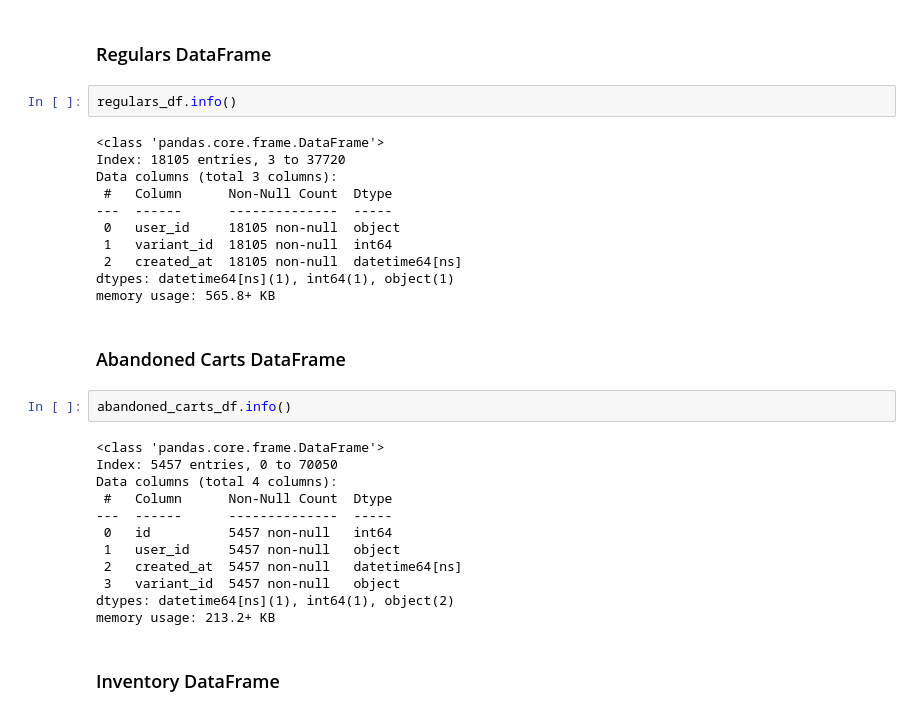
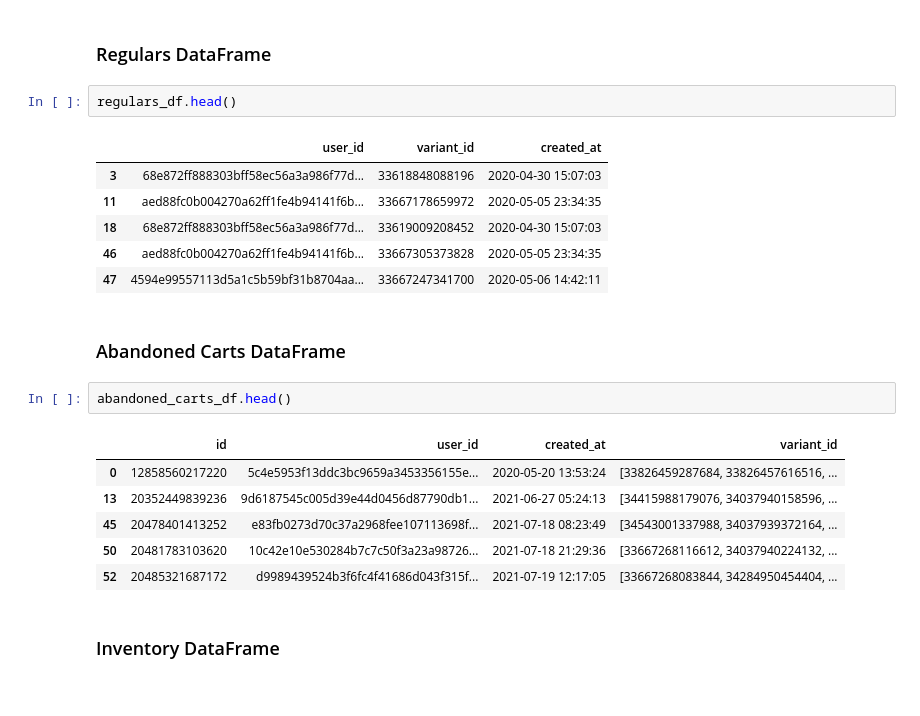
Before and after one commit to Riemann-def/zrive-ds, a Jupyter notebook: src/module_2/prueba.ipynb, the cells around one changed output. Cells and saved outputs as stored; diff of their text form.

```diff
--- a/src/module_2/prueba.ipynb
+++ b/src/module_2/prueba.ipynb
@@ -257,34 +234,25 @@ Total unique items ordered: 2117
 # %% [markdown]
 ### Regulars DataFrame
 # %%
-regulars_df.info()
+regulars_df.head()
 # %% [output]
-<class 'pandas.core.frame.DataFrame'>
-Index: 18105 entries, 3 to 37720
-Data columns (total 3 columns):
- #   Column      Non-Null Count  Dtype
----  ------      --------------  -----
- 0   user_id     18105 non-null  object
- 1   variant_id  18105 non-null  int64
- 2   created_at  18105 non-null  datetime64[ns]
-dtypes: datetime64[ns](1), int64(1), object(1)
-memory usage: 565.8+ KB
+|  | user_id | variant_id | created_at |
+| 3 | 68e872ff888303bff58ec56a3a986f77d... | 33618848088196 | 2020-04-30 15:07:03 |
+| 11 | aed88fc0b004270a62ff1fe4b94141f6b... | 33667178659972 | 2020-05-05 23:34:35 |
+| 18 | 68e872ff888303bff58ec56a3a986f77d... | 33619009208452 | 2020-04-30 15:07:03 |
+| 46 | aed88fc0b004270a62ff1fe4b94141f6b... | 33667305373828 | 2020-05-05 23:34:35 |
+| 47 | 4594e99557113d5a1c5b59bf31b8704aa... | 33667247341700 | 2020-05-06 14:42:11 |
 # %% [markdown]
 ### Abandoned Carts DataFrame
 # %%
-abandoned_carts_df.info()
+abandoned_carts_df.head()
 # %% [output]
-<class 'pandas.core.frame.DataFrame'>
-Index: 5457 entries, 0 to 70050
-Data columns (total 4 columns):
- #   Column      Non-Null Count  Dtype
----  ------      --------------  -----
- 0   id          5457 non-null   int64
- 1   user_id     5457 non-null   object
- 2   created_at  5457 non-null   datetime64[ns]
- 3   variant_id  5457 non-null   object
-dtypes: datetime64[ns](1), int64(1), object(2)
-memory usage: 213.2+ KB
+|  | id | user_id | created_at | variant_id |
+| 0 | 12858560217220 | 5c4e5953f13ddc3bc9659a3453356155e... | 2020-05-20 13:53:24 | [33826459287684, 33826457616516, ... |
+| 13 | 20352449839236 | 9d6187545c005d39e44d0456d87790db1... | 2021-06-27 05:24:13 | [34415988179076, 34037940158596, ... |
+| 45 | 20478401413252 | e83fb0273d70c37a2968fee107113698f... | 2021-07-18 08:23:49 | [34543001337988, 34037939372164, ... |
+| 50 | 20481783103620 | 10c42e10e530284b7c7c50f3a23a98726... | 2021-07-18 21:29:36 | [33667268116612, 34037940224132, ... |
+| 52 | 20485321687172 | d9989439524b3f6fc4f41686d043f315f... | 2021-07-19 12:17:05 | [33667268083844, 34284950454404, ... |
 # %% [markdown]
 ### Inventory DataFrame
 # %%
```
Also changed, not shown: parts of 9 cells of this notebook.
